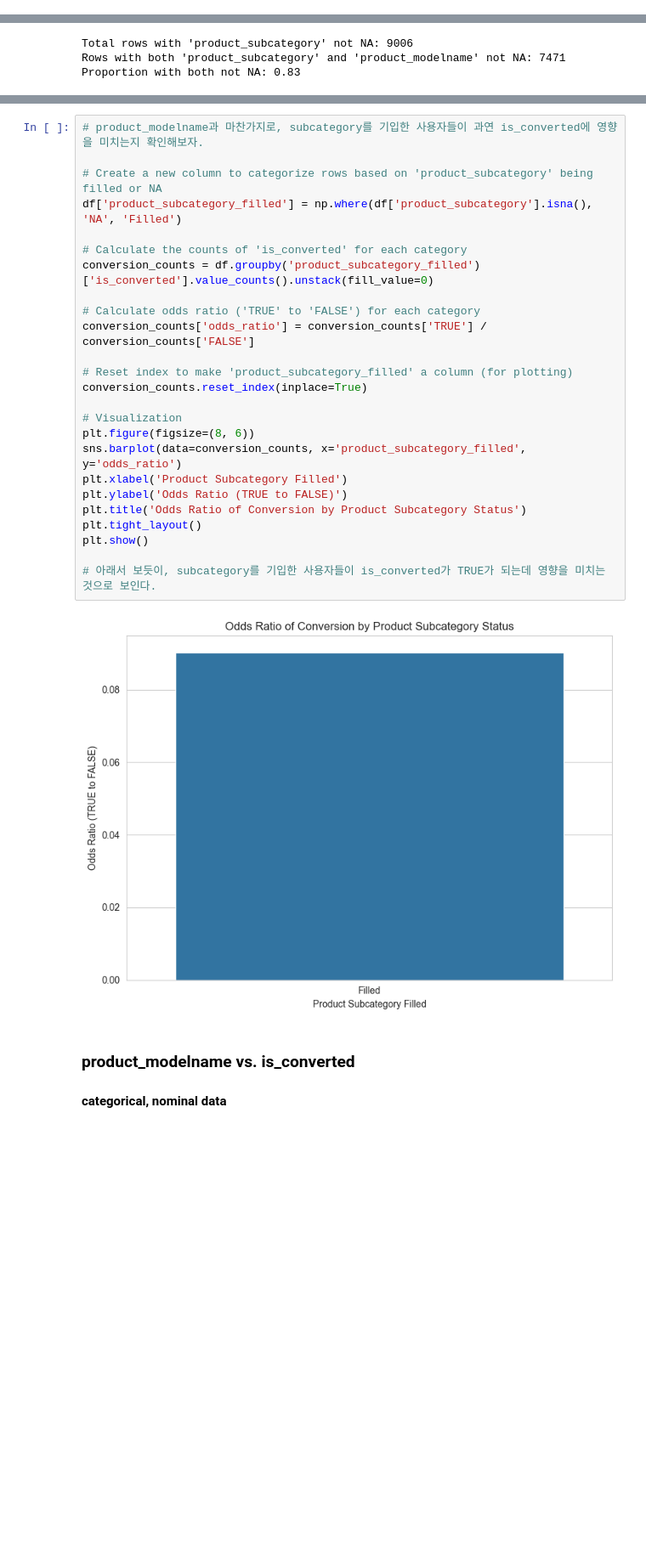
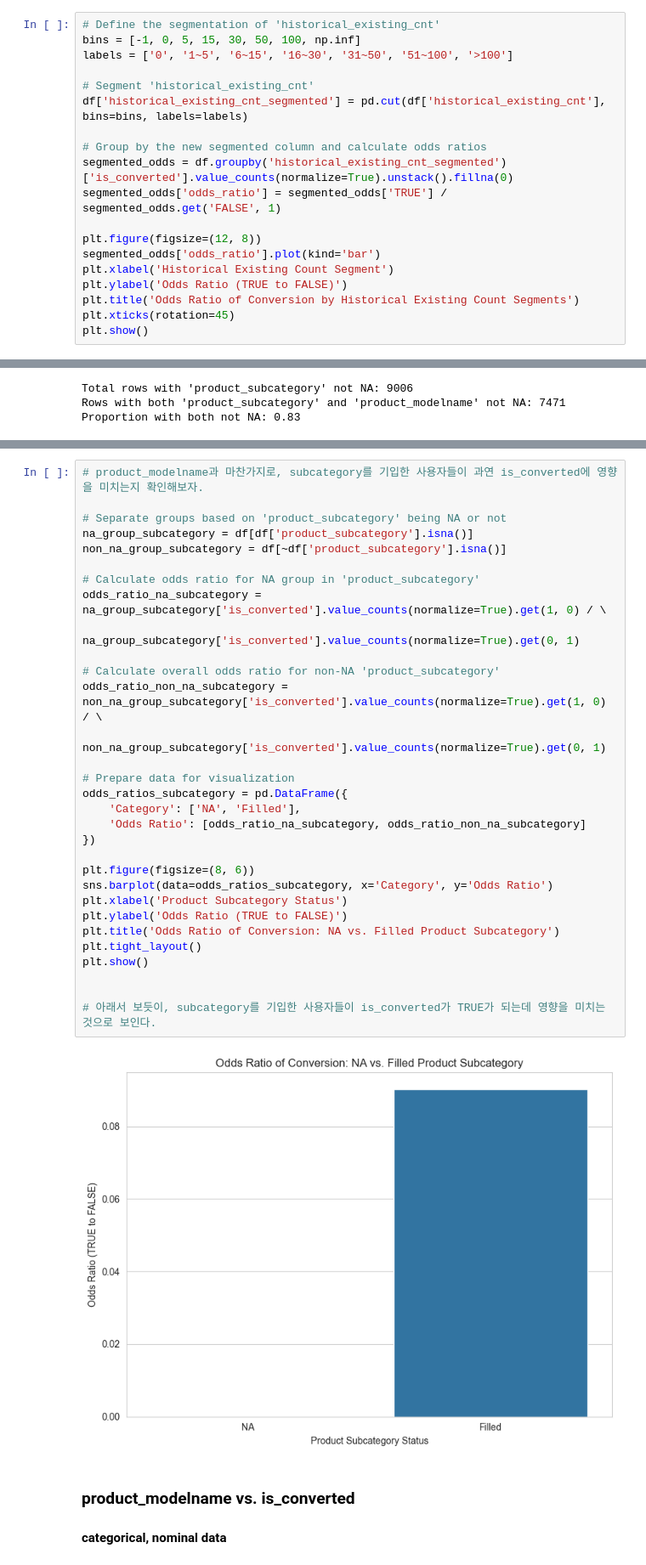
Before and after one commit to AhyoungOh/Coffee, a Jupyter notebook: eda.ipynb, the cells around one changed output, grey strips where cells are left out. Shown at 85% size. Cells and saved outputs as stored; diff of their text form; blank space fills up the shorter version.

```diff
--- a/eda.ipynb
+++ b/eda.ipynb
@@ -406,3 +482,22 @@ stat, p_value = mannwhitneyu(group_true, group_false)
 print(f'Mann-Whitney U statistic: {stat}, P-value: {p_value}')
 # %% [output]
 Mann-Whitney U statistic: nan, P-value: nan
+# %%
+# Define the segmentation of 'historical_existing_cnt'
+bins = [-1, 0, 5, 15, 30, 50, 100, np.inf]
+labels = ['0', '1~5', '6~15', '16~30', '31~50', '51~100', '>100']
+
+# Segment 'historical_existing_cnt'
+df['historical_existing_cnt_segmented'] = pd.cut(df['historical_existing_cnt'], bins=bins, labels=labels)
+
+# Group by the new segmented column and calculate odds ratios
+segmented_odds = df.groupby('historical_existing_cnt_segmented')['is_converted'].value_counts(normalize=True).unstack().fillna(0)
+segmented_odds['odds_ratio'] = segmented_odds['TRUE'] / segmented_odds.get('FALSE', 1)
+
+plt.figure(figsize=(12, 8))
+segmented_odds['odds_ratio'].plot(kind='bar')
+plt.xlabel('Historical Existing Count Segment')
+plt.ylabel('Odds Ratio (TRUE to FALSE)')
+plt.title('Odds Ratio of Conversion by Historical Existing Count Segments')
+plt.xticks(rotation=45)
+plt.show()
@@ -482,30 +606,36 @@ plt.show()
 # %%
 # product_modelname과 마찬가지로, subcategory를 기입한 사용자들이 과연 is_converted에 영향을 미치는지 확인해보자.
 
-# Create a new column to categorize rows based on 'product_subcategory' being filled or NA
-df['product_subcategory_filled'] = np.where(df['product_subcategory'].isna(), 'NA', 'Filled')
+# Separate groups based on 'product_subcategory' being NA or not
+na_group_subcategory = df[df['product_subcategory'].isna()]
+non_na_group_subcategory = df[~df['product_subcategory'].isna()]
 
-# Calculate the counts of 'is_converted' for each category
-conversion_counts = df.groupby('product_subcategory_filled')['is_converted'].value_counts().unstack(fill_value=0)
+# Calculate odds ratio for NA group in 'product_subcategory'
+odds_ratio_na_subcategory = na_group_subcategory['is_converted'].value_counts(normalize=True).get(1, 0) / \
+                           na_group_subcategory['is_converted'].value_counts(normalize=True).get(0, 1)
 
-# Calculate odds ratio ('TRUE' to 'FALSE') for each category
-conversion_counts['odds_ratio'] = conversion_counts['TRUE'] / conversion_counts['FALSE']
+# Calculate overall odds ratio for non-NA 'product_subcategory'
+odds_ratio_non_na_subcategory = non_na_group_subcategory['is_converted'].value_counts(normalize=True).get(1, 0) / \
+                                non_na_group_subcategory['is_converted'].value_counts(normalize=True).get(0, 1)
 
-# Reset index to make 'product_subcategory_filled' a column (for plotting)
-conversion_counts.reset_index(inplace=True)
+# Prepare data for visualization
+odds_ratios_subcategory = pd.DataFrame({
+    'Category': ['NA', 'Filled'],
+    'Odds Ratio': [odds_ratio_na_subcategory, odds_ratio_non_na_subcategory]
+})
 
-# Visualization
 plt.figure(figsize=(8, 6))
-sns.barplot(data=conversion_counts, x='product_subcategory_filled', y='odds_ratio')
-plt.xlabel('Product Subcategory Filled')
+sns.barplot(data=odds_ratios_subcategory, x='Category', y='Odds Ratio')
+plt.xlabel('Product Subcategory Status')
 plt.ylabel('Odds Ratio (TRUE to FALSE)')
-plt.title('Odds Ratio of Conversion by Product Subcategory Status')
+plt.title('Odds Ratio of Conversion: NA vs. Filled Product Subcategory')
 plt.tight_layout()
 plt.show()
 
+
 # 아래서 보듯이, subcategory를 기입한 사용자들이 is_converted가 TRUE가 되는데 영향을 미치는 것으로 보인다.
 # %% [output]
-[figure, old version]
+[figure, new version]
 # %% [markdown]
 ### product_modelname vs. is_converted
 #### categorical, nominal data
```
Also changed, not shown: parts of 20 cells of this notebook, 3 other files.
